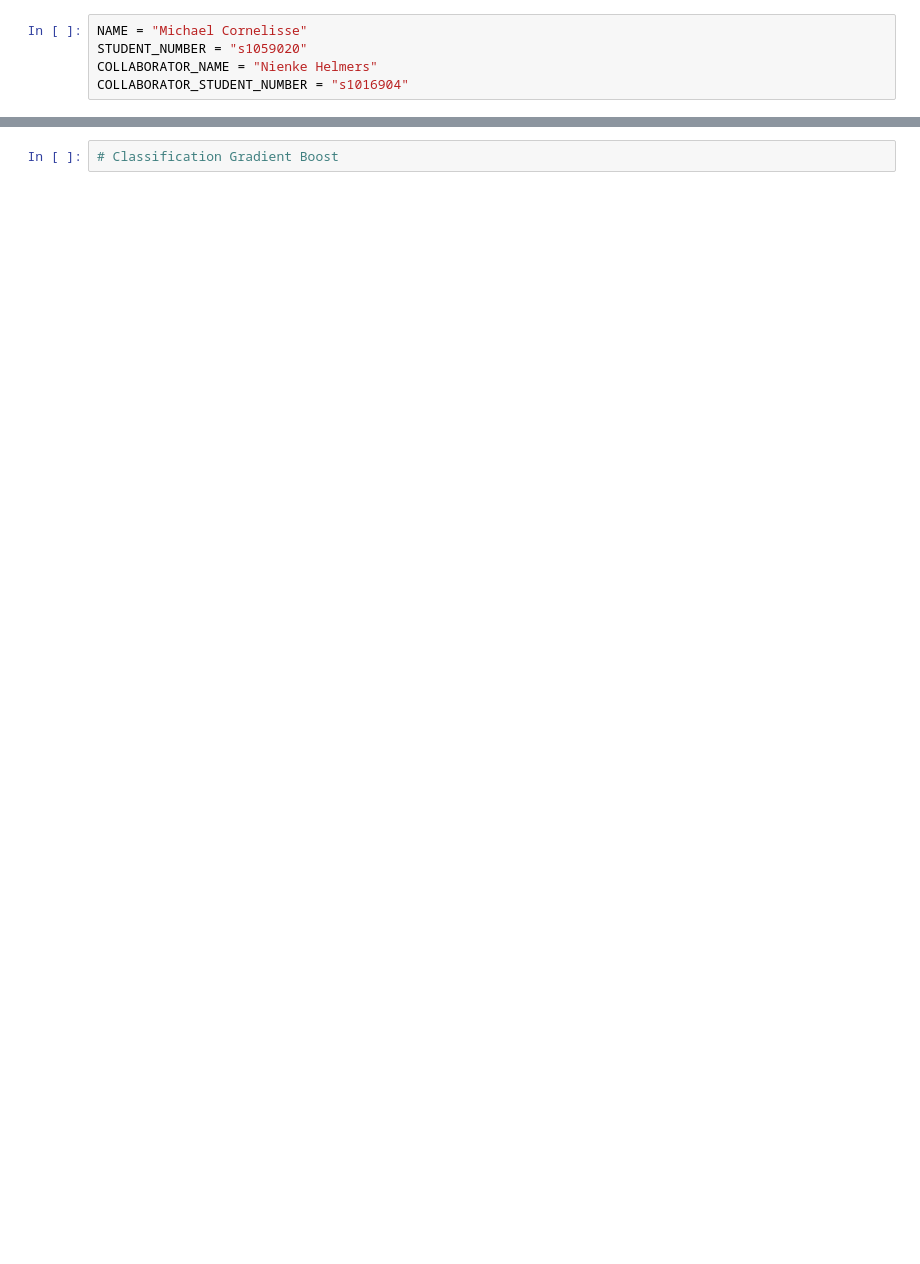
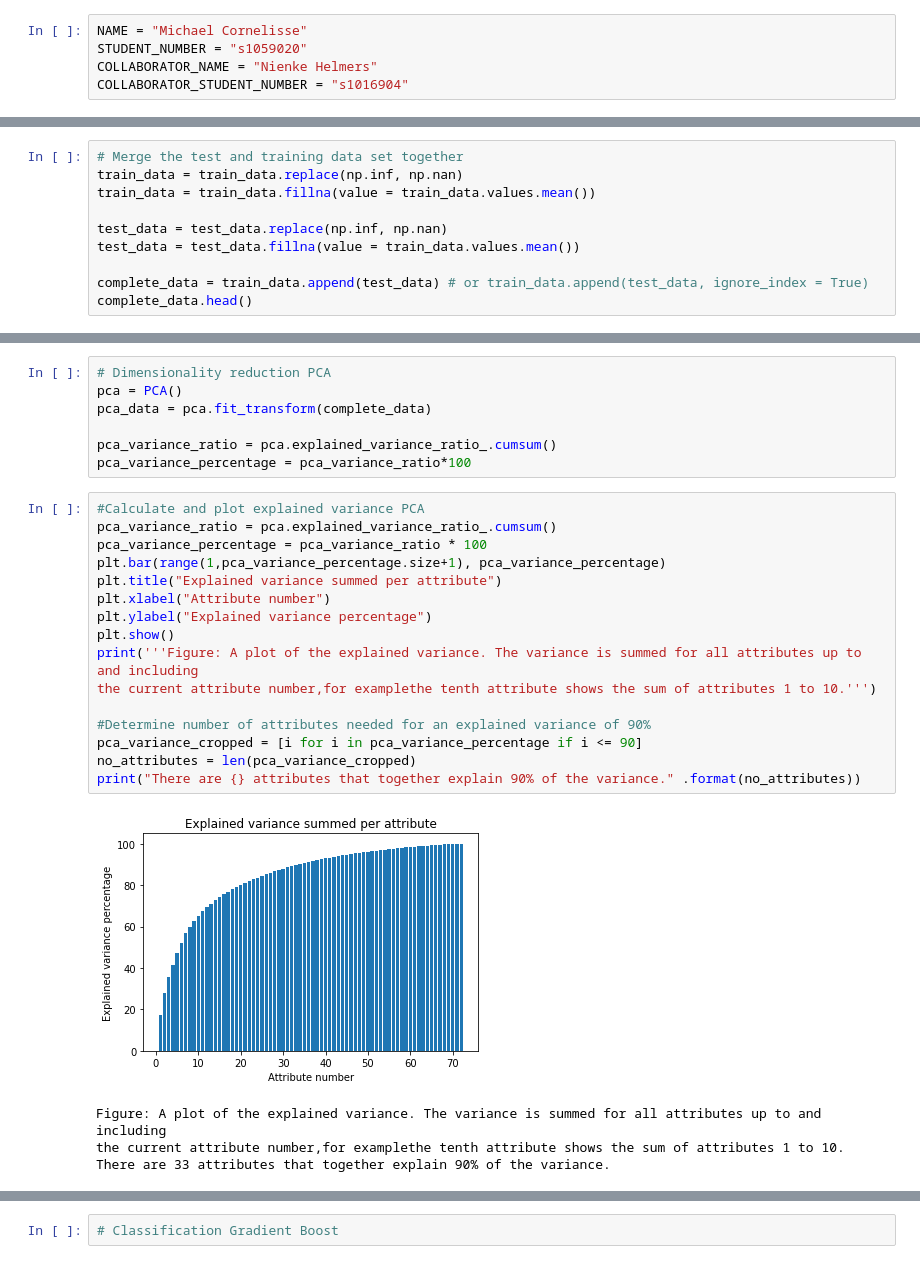
Before and after one commit to CornelisseMichael/Datamining, a Jupyter notebook: project/project.ipynb, the cells around one changed output, grey strips where cells are left out. Cells and saved outputs as stored; diff of their text form; blank space fills up the shorter version.

```diff
--- a/project/project.ipynb
+++ b/project/project.ipynb
@@ -67,0 +78,10 @@ train_data.head()
+# %%
+# Merge the test and training data set together
+train_data = train_data.replace(np.inf, np.nan)
+train_data = train_data.fillna(value = train_data.values.mean())
+
+test_data = test_data.replace(np.inf, np.nan)
+test_data = test_data.fillna(value = train_data.values.mean())
+
+complete_data = train_data.append(test_data) # or train_data.append(test_data, ignore_index = True)
+complete_data.head()
@@ -67,0 +96,28 @@ train_data.head()
+# %%
+# Dimensionality reduction PCA
+pca = PCA()
+pca_data = pca.fit_transform(complete_data)
+
+pca_variance_ratio = pca.explained_variance_ratio_.cumsum()
+pca_variance_percentage = pca_variance_ratio*100
+# %%
+#Calculate and plot explained variance PCA
+pca_variance_ratio = pca.explained_variance_ratio_.cumsum()
+pca_variance_percentage = pca_variance_ratio * 100
+plt.bar(range(1,pca_variance_percentage.size+1), pca_variance_percentage)
+plt.title("Explained variance summed per attribute")
+plt.xlabel("Attribute number")
+plt.ylabel("Explained variance percentage")
+plt.show()
+print('''Figure: A plot of the explained variance. The variance is summed for all attributes up to and including
+the current attribute number,for examplethe tenth attribute shows the sum of attributes 1 to 10.''')
+
+#Determine number of attributes needed for an explained variance of 90%
+pca_variance_cropped = [i for i in pca_variance_percentage if i <= 90]
+no_attributes = len(pca_variance_cropped)
+print("There are {} attributes that together explain 90% of the variance." .format(no_attributes))
+# %% [output]
+[figure, added]
+Figure: A plot of the explained variance. The variance is summed for all attributes up to and including
+the current attribute number,for examplethe tenth attribute shows the sum of attributes 1 to 10.
+There are 33 attributes that together explain 90% of the variance.
```
Also changed, not shown: parts of 25 cells of this notebook, 8 other files.
